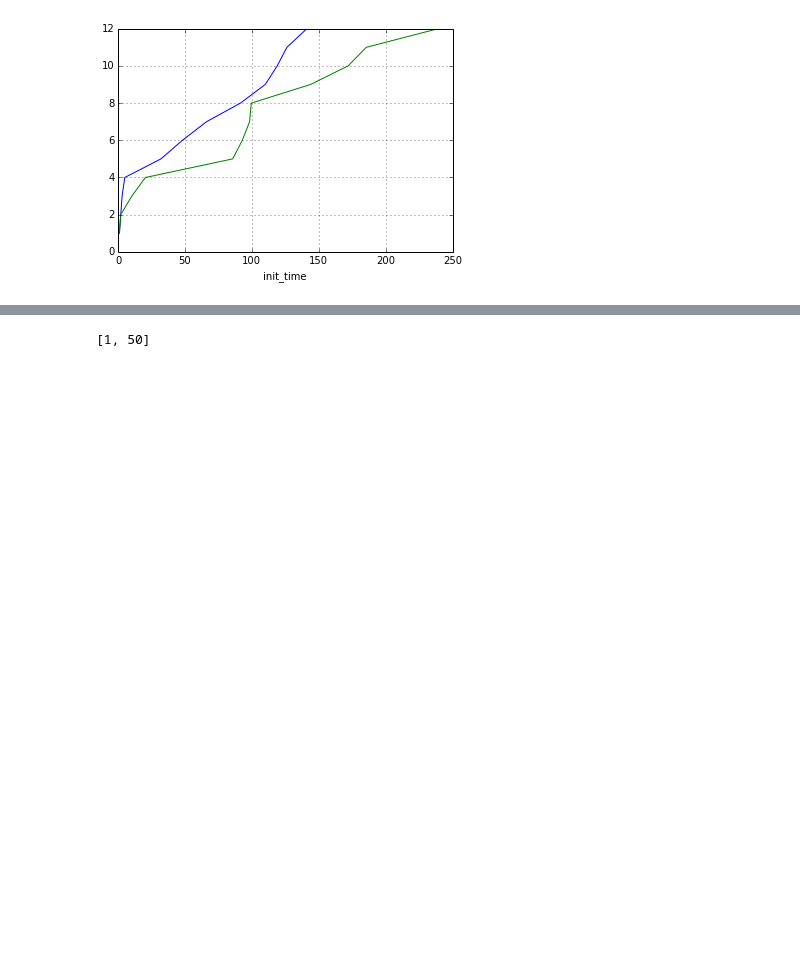
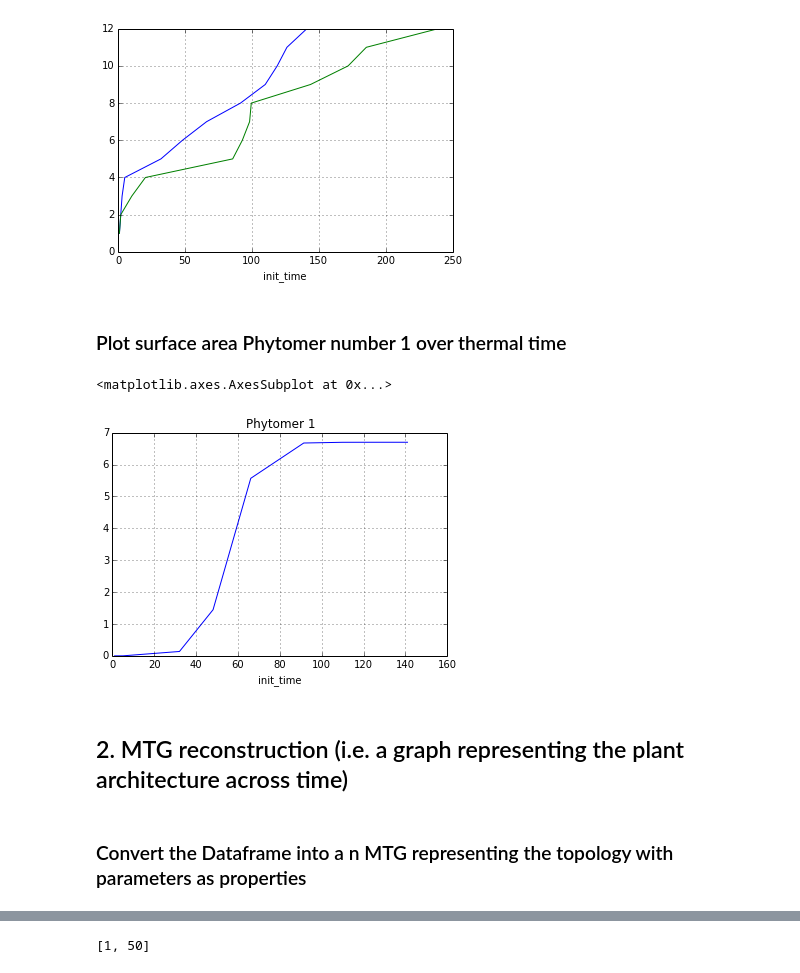
Before and after one commit to pradal/scanalea, a Jupyter notebook: example/Arabisopsis.ipynb, the cells around one changed output, grey strips where cells are left out. Drawn from its saved outputs; the diff is of its cells as text; code cells hidden in the pictures; blank space fills up the shorter version.

```diff
--- a/example/Arabisopsis.ipynb
+++ b/example/Arabisopsis.ipynb
@@ -38,5 +59,26 @@ plant
 2        Axes(0.125,0.125;0.775x0.775)
 dtype: object
 [figure]
+# %% [markdown]
+### Plot surface area Phytomer number 1 over thermal time
+# %%
+import numpy as np
+import pandas as pd
+tt = pd.DataFrame(df[df['plant']==1].init_time)
+#tt = tt.values
+# first row
+row = df.ix[1, 'init_time':'surface_Vm']
+tt0, p1, p2, Vm = row
+fun = p1/(1+np.exp(4.*Vm*(p2+tt0-tt))/p1)
+
+tt['surface']=fun
+tt.plot(x='init_time', y='surface', title='Phytomer 1')
+# %% [output]
+<matplotlib.axes.AxesSubplot at 0x...>
+[figure, added]
+# %% [markdown]
+## 2. MTG reconstruction (i.e. a graph representing the plant architecture across time)
+# %% [markdown]
+### Convert the Dataframe into a n MTG representing the topology with parameters as properties
 # %%
 g = plant3d.dynamic_mtg(df)
```
Also changed, not shown: parts of 25 cells of this notebook, 9 other files.
